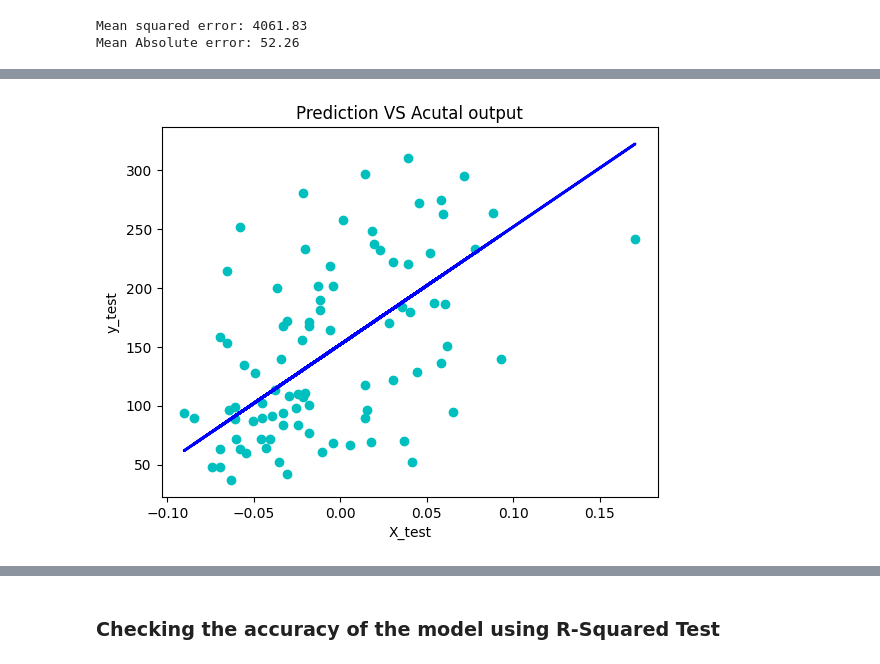
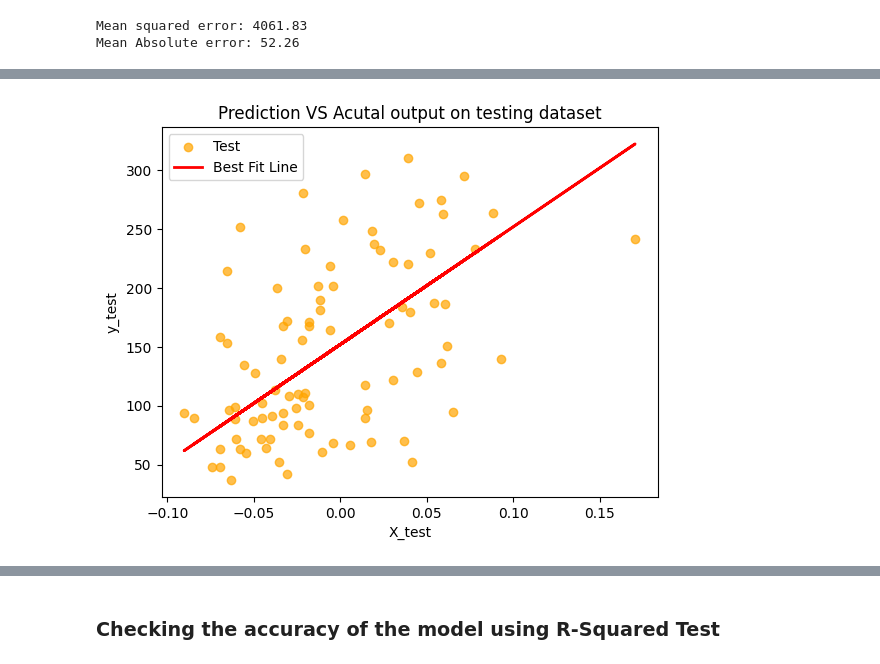
Before and after one commit to JayLunia/CSCN8010-lab-submissions, a Jupyter notebook: students_submissions/8947792/lab3.ipynb, the cells around one changed output, grey strips where cells are left out. Saved outputs shown, nothing was run; the diff lists cells and outputs as text; code cells hidden in the pictures.

```diff
--- a/students_submissions/8947792/lab3.ipynb
+++ b/students_submissions/8947792/lab3.ipynb
@@ -229,10 +249,11 @@ Mean Absolute error: 52.26
 # %%
-# Plot outputs
-plt.title('Prediction VS Acutal output')
+# Plot outputs for Test dataset
+plt.title('Prediction VS Acutal output on testing dataset')
 plt.xlabel('X_test')
 plt.ylabel('y_test')
-plt.scatter(X_test, y_test,  color='c') # Actual Values
-plt.plot(X_test, y_pred, color='b', linewidth=2) # Predicted Values
+plt.scatter(X_test, y_test , label= 'Test' , color= 'orange', alpha=0.7) # Actual Values
+plt.plot(X_test, y_pred, color='r', linewidth=2 , label = 'Best Fit Line') # Predicted Values
+plt.legend()
 plt.show()
 # %% [output]
-[figure, old version]
+[figure, new version]
```
Also changed, not shown: parts of 9 cells of this notebook, 1 other file.
